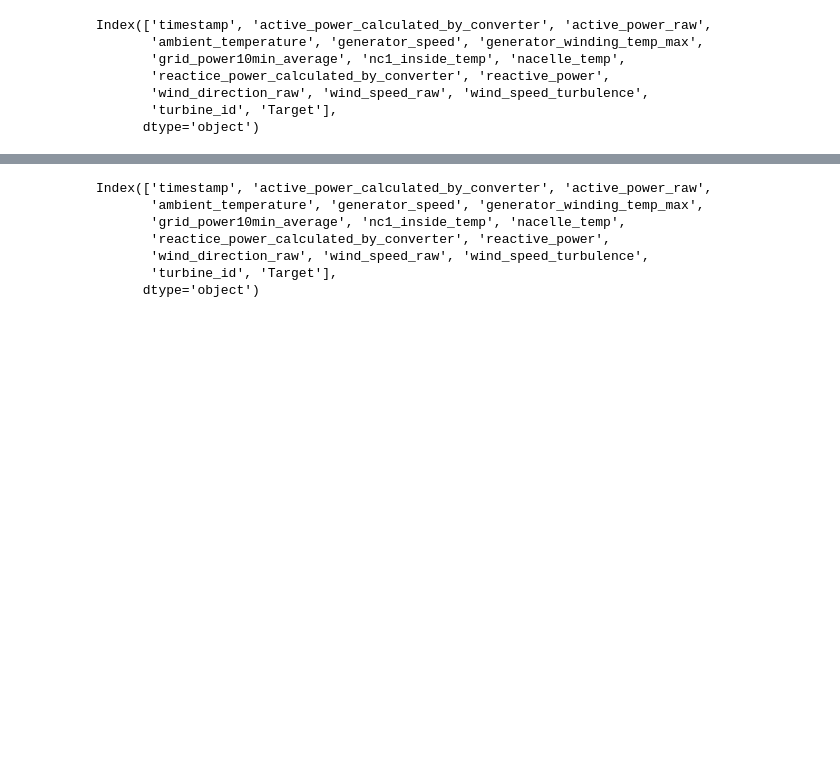
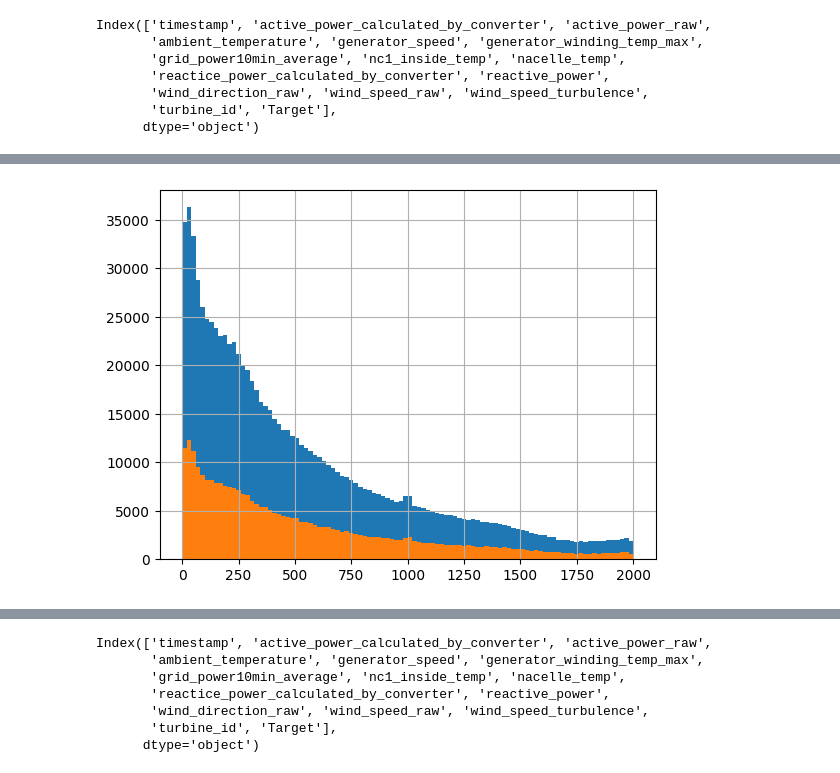
Before and after one commit to k-loki/re_new-machinehack, a Jupyter notebook: notebooks/eda.ipynb, the cells around one changed output, grey strips where cells are left out. Saved outputs shown, nothing was run; the diff lists cells and outputs as text; code cells hidden in the pictures; blank space fills up the shorter version.

```diff
--- a/notebooks/eda.ipynb
+++ b/notebooks/eda.ipynb
@@ -201,0 +142,5 @@ sns.heatmap(train.corr(), annot=True, cmap='magma_r')
+# %%
+train.active_power_raw.hist(bins=100);
+test.active_power_raw.hist(bins=100);
+# %% [output]
+[figure, added]
```
Also changed, not shown: parts of 48 cells of this notebook.
